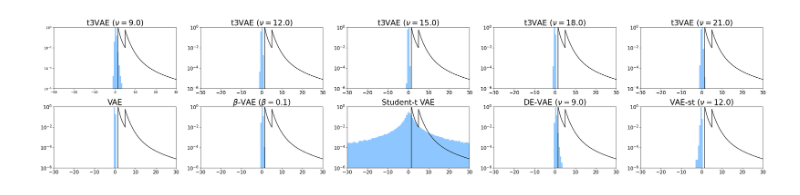
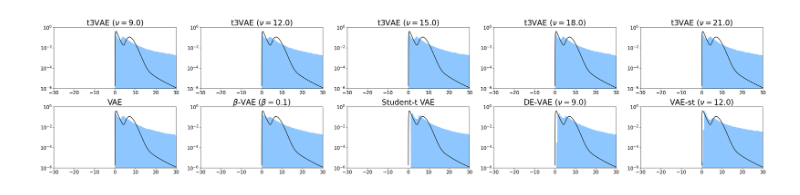
Before and after one commit to parkdasy/t3VAE, a Jupyter notebook: synthetic_data_analyses/univariate_plot.ipynb, the cells around one changed output. Saved outputs shown, nothing was run; the diff lists cells and outputs as text; code cells hidden in the pictures.

Commit message:
trying lognormal

```diff
--- a/synthetic_data_analyses/univariate_plot.ipynb
+++ b/synthetic_data_analyses/univariate_plot.ipynb
@@ -39,9 +42,9 @@ def visualize_density(model_title_list, model_gen_list,
 # %%
 dirname = "results"
 K=2
-sample_nu_list = [3.0, 7.0] #[5.0, 5.0]
-sample_mu_list = [mu * torch.ones(1) for mu in [1.5, 5.0]] # [-2.0, 2.0]]
-sample_var_list = [var * torch.ones(1,1) for var in [1.0, 1.0]]
+sample_nu_list = [0.8, 0.2] #[5.0, 5.0]
+sample_mu_list = [mu * torch.ones(1) for mu in [0.0, 2.0]] # [-2.0, 2.0]]
+sample_var_list = [var * torch.ones(1,1) for var in [0.8, 0.2]]
 ratio_list = [0.6, 0.4]
 xlim = 30
 # %%
@@ -66,24 +69,26 @@ gen_list = [np.asarray(pd.read_csv(f'./1D_results/{dirname}/{csv_name}.csv', hea
 # %%
 M = len(gen_list)
 input = np.arange(-xlim * 100, xlim * 100 + 1) * 0.01
 # contour = t_density_contour(input, K, sample_nu_list, sample_mu_list, sample_var_list, ratio_list).squeeze().numpy()
-contour = par_density_contour(input, K, sample_nu_list, sample_mu_list, sample_var_list, ratio_list).squeeze().numpy()
+contour = lognor_density_contour(input, K, sample_nu_list, sample_mu_list, sample_var_list, ratio_list).squeeze().numpy()
 
 # plot
 fig = plt.figure(figsize = (4 * M, 8))
 
 for m in range(M) :
+
     ax = fig.add_subplot(2,5,m + 1)
     plt.plot(input, contour, color='black')
-    plt.hist(gen_list[m], bins = 100, range = [-xlim, xlim], density=True, alpha = 0.5, color='dodgerblue')
+    central_mu = 0 # min(sample_mu_list).item()
+    plt.hist(np.exp(gen_list[m]) + central_mu, bins = 100, range = [-xlim, xlim], density=True, alpha = 0.5, color='dodgerblue')
     plt.xlim(-xlim, xlim)
     plt.yscale("log")
     plt.ylim(1e-6, 1)
     plt.rc('xtick', labelsize=15)
     plt.rc('ytick', labelsize=15)
     plt.title(f'{name_list[m]}', fontdict = {'fontsize' : 24})
 fig.subplots_adjust(wspace=0.2, hspace = 0.3)
 fig.savefig('univariate_log_histogram.png')
 plt.show()
 # %% [output]
-[figure, old version]
+[figure, new version]
```
Also changed, not shown: parts of 1 cell of this notebook, 5 other files.
